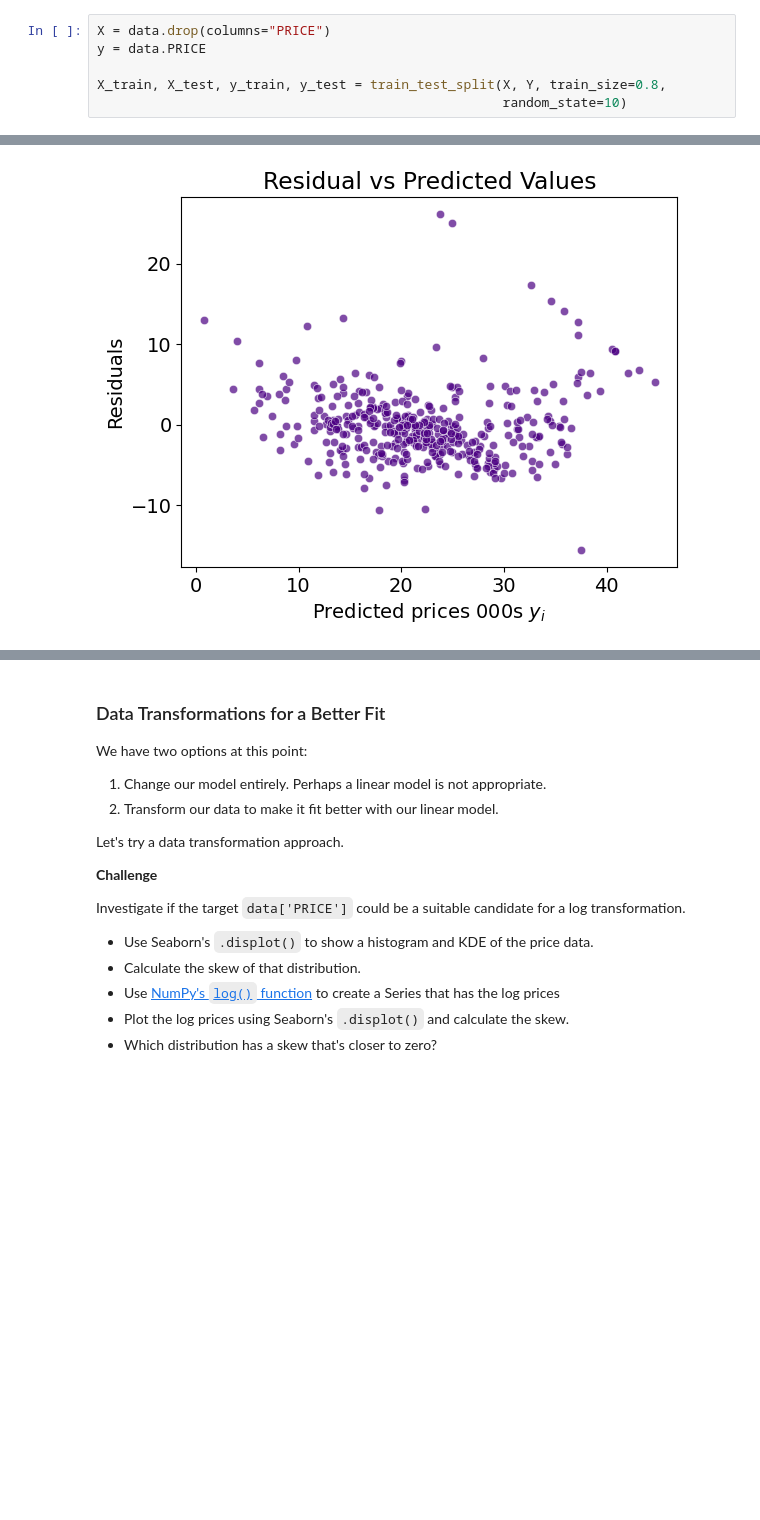
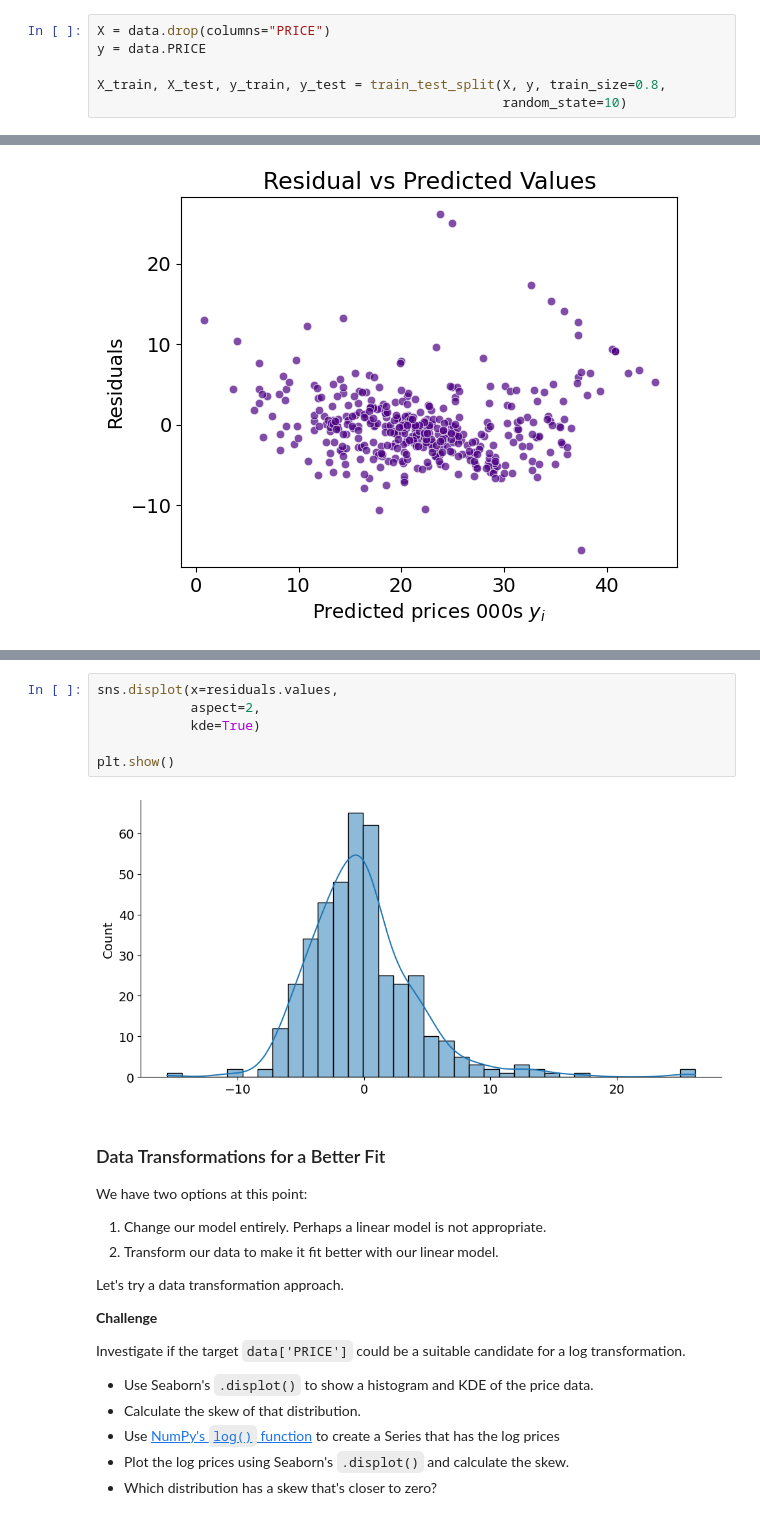
Before and after one commit to renankin/100-days-of-code, a Jupyter notebook: day-081/multivariable-regression/Multivariable_Regression_and_Valuation_Model_(start).ipynb, the cells around one changed output, grey strips where cells are left out. Drawn from its saved outputs; the diff is of its cells as text; blank space fills up the shorter version.

```diff
--- a/day-081/multivariable-regression/Multivariable_Regression_and_Valuation_Model_(start).ipynb
+++ b/day-081/multivariable-regression/Multivariable_Regression_and_Valuation_Model_(start).ipynb
@@ -380,7 +380,7 @@ Hint: Remember, your **target** is your home PRICE, and your **features** are al
 X = data.drop(columns="PRICE")
 y = data.PRICE
 
-X_train, X_test, y_train, y_test = train_test_split(X, Y, train_size=0.8,
+X_train, X_test, y_train, y_test = train_test_split(X, y, train_size=0.8,
                                                     random_state=10)
 # %% [markdown]
 # Multivariable Regression
@@ -518,6 +518,14 @@ In an ideal case, what we want is something close to a normal distribution. A no
 * Again, use Seaborn's `.displot()` to create a histogram and superimpose the Kernel Density Estimate (KDE)
 * Is the skewness different from zero? If so, by how much?
 * Is the mean different from zero?
+# %%
+sns.displot(x=residuals.values,
+            aspect=2,
+            kde=True)
+
+plt.show()
+# %% [output]
+[figure, added]
 # %% [markdown]
 ### Data Transformations for a Better Fit
 
```
Also changed, not shown: parts of 5 cells of this notebook.
